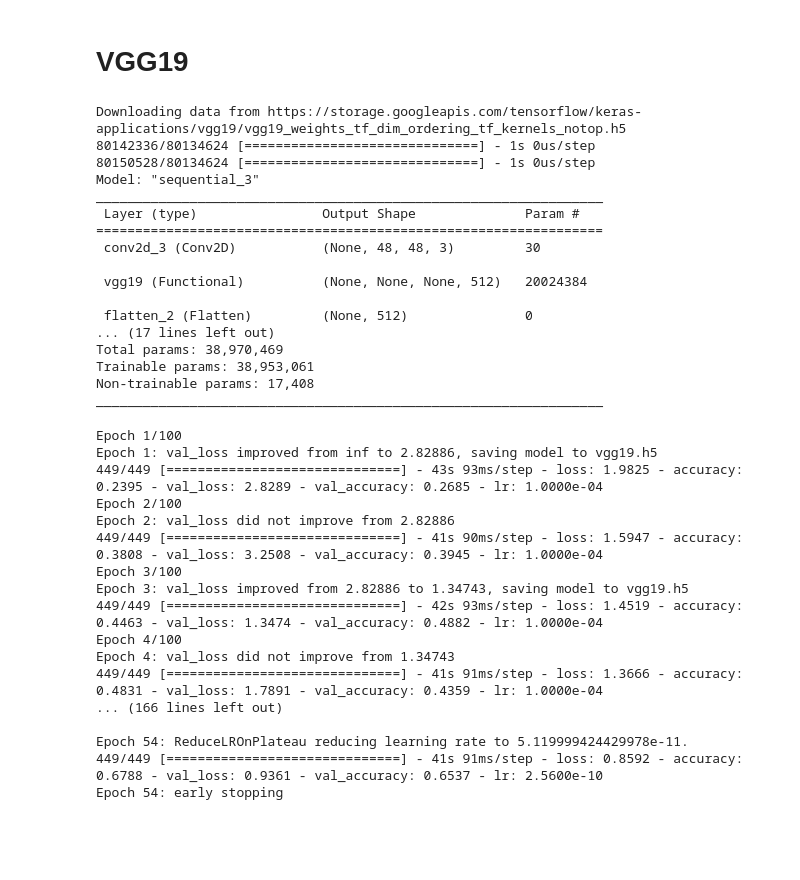
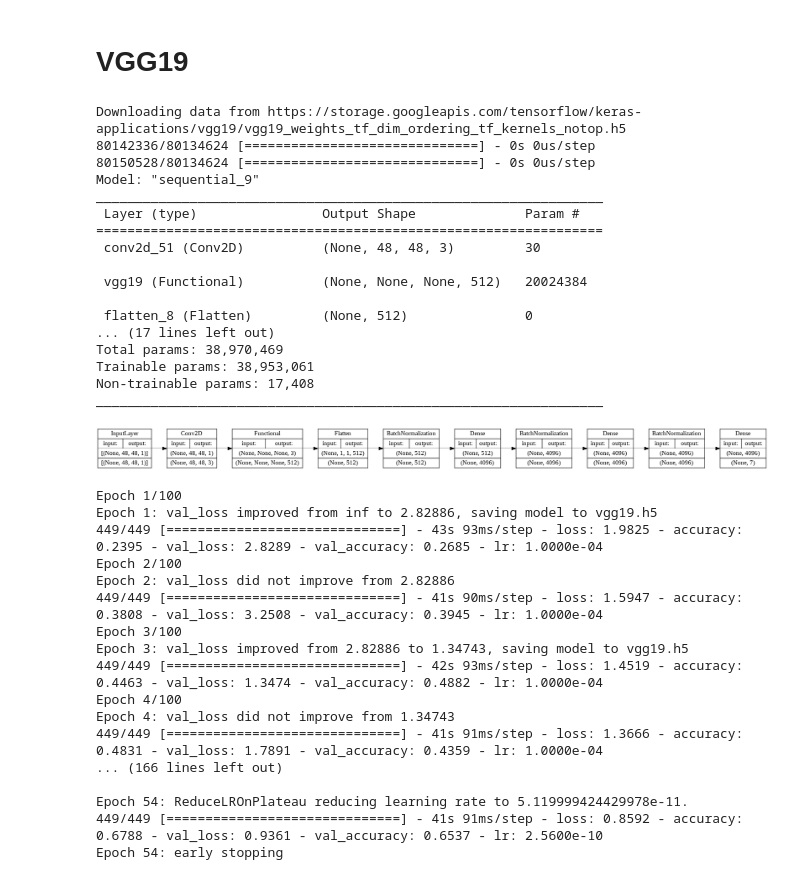
Before and after one commit to s-kp/CapstoneProject-FaceEmotionRecognition, a Jupyter notebook: FER_Notebook.ipynb, the cells around one changed output. Drawn from its saved outputs; the diff is of its cells as text; code cells hidden in the pictures; blank space fills up the shorter version.

```diff
--- a/FER_Notebook.ipynb
+++ b/FER_Notebook.ipynb
@@ -277,38 +381,43 @@ plots(history)
 # **VGG19**
 # %%
 # categorical classification using VGG19
-model3 = Sequential([# Adding a conv layer to get outputs with 3 channels to make it compatible for mobilenet
-                     Conv2D(3, kernel_size=3, padding='same', input_shape=(48, 48, 1)),
-                     # Using VGG19 and Flattening the output
-                     VGG19(include_top=False), Flatten(), BatchNormalization(),
-                     # Using 2 fully connected layer with 4096 units and relu activation
-                     Dense(4096, activation='relu'), BatchNormalization(),
-                     Dense(4096, activation='relu'), BatchNormalization(),
-                     # Using a prediction layer with seven neuron
-                     Dense(7, activation='softmax')])
+vgg19 = Sequential([# Adding a conv layer to get outputs with 3 channels to make it compatible for vgg19
+                    Conv2D(3, kernel_size=3, padding='same', input_shape=(48, 48, 1)),
+                    # Using VGG19 and Flattening the output
+                    VGG19(include_top=False), Flatten(), BatchNormalization(),
+                    # Using 2 fully connected layer with 4096 units and relu activation
+                    Dense(4096, activation='relu'), BatchNormalization(),
+                    Dense(4096, activation='relu'), BatchNormalization(),
+                    # Using a prediction layer with seven neuron
+                    Dense(7, activation='softmax')])
 
 # Compiling the model
-model3.compile(loss='categorical_crossentropy', optimizer=Adam(lr=0.0001, decay=1e-6), metrics=['accuracy'])
+vgg19.compile(loss='categorical_crossentropy', optimizer=opt, metrics=['accuracy'])
 
 # checking summary
-model3.summary()
+vgg19.summary()
 # %% [output]
 Downloading data from https://storage.googleapis.com/tensorflow/keras-applications/vgg19/vgg19_weights_tf_dim_ordering_tf_kernels_notop.h5
-80142336/80134624 [==============================] - 1s 0us/step
-80150528/80134624 [==============================] - 1s 0us/step
-Model: "sequential_3"
+80142336/80134624 [==============================] - 0s 0us/step
+80150528/80134624 [==============================] - 0s 0us/step
+Model: "sequential_9"
 _________________________________________________________________
  Layer (type)                Output Shape              Param #
 =================================================================
- conv2d_3 (Conv2D)           (None, 48, 48, 3)         30
+ conv2d_51 (Conv2D)          (None, 48, 48, 3)         30
 
  vgg19 (Functional)          (None, None, None, 512)   20024384
 
- flatten_2 (Flatten)         (None, 512)               0
+ flatten_8 (Flatten)         (None, 512)               0
 ... (17 lines left out)
 Total params: 38,970,469
 Trainable params: 38,953,061
 Non-trainable params: 17,408
 _________________________________________________________________
+# %%
+# Plot model graph
+plot_model(vgg19, show_shapes=True, to_file='vgg19.png', rankdir='LR', show_layer_names=False)
+# %% [output]
+[figure, added]
 # %%
 # Fitting the model
```
Also changed, not shown: parts of 30 cells of this notebook.
